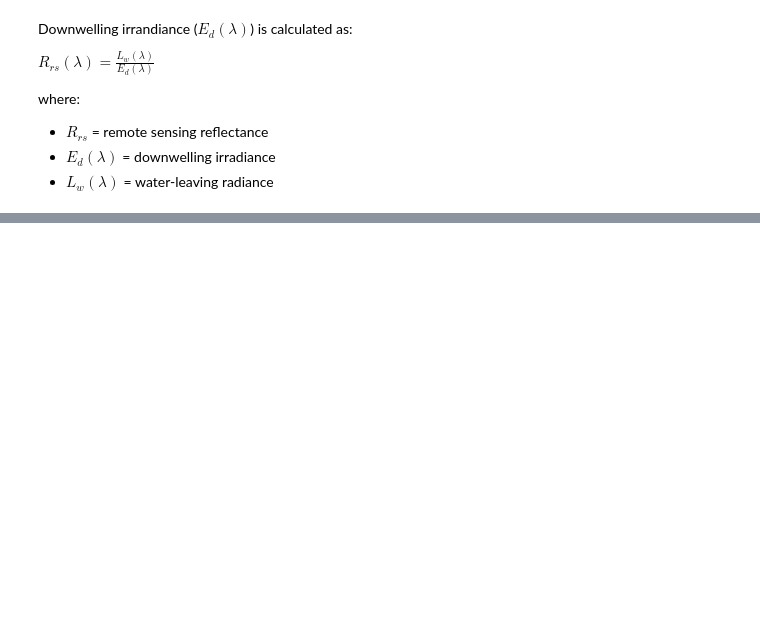
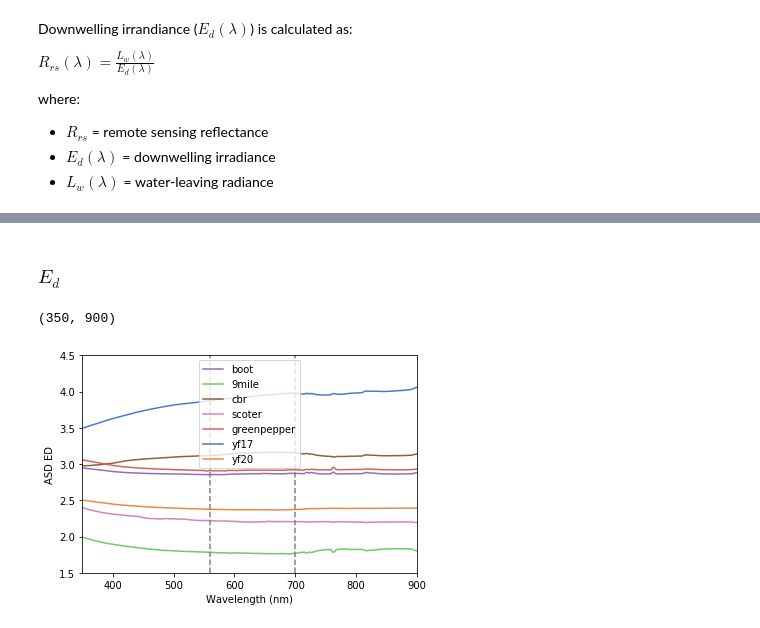
Before and after one commit to catherinekuhn/FreshwatersOpticsToolkit, a Jupyter notebook: ASD/ABOVE ASD Corrections.ipynb, the cells around one changed output, grey strips where cells are left out. Cells and saved outputs as stored; diff of their text form; code cells hidden in the pictures; blank space fills up the shorter version.

```diff
--- a/ASD/ABOVE ASD Corrections.ipynb
+++ b/ASD/ABOVE ASD Corrections.ipynb
@@ -227,0 +329,31 @@ def calculateRRS(df):
+# %%
+yf20 = done.loc[done["lake_name"]=='yf20']
+yf17 = done.loc[done["lake_name"]=='yf17']
+cbr = done.loc[done["lake_name"]=='cbr']
+mile = done.loc[done["lake_name"]=='9mile']
+green = done.loc[done["lake_name"]=='greenpepper']
+scoter = done.loc[done["lake_name"]=='scoter']
+boot = done.loc[done["lake_name"]=='boot']
+# %% [markdown]
+### ${E_d}$
+# %%
+x = np.array(wavelengths)
+sns.lineplot(x, y = 'ed', data = boot, markers = True,  label = 'boot',color= '#956cb4', legend = False)
+sns.lineplot(x, y = 'ed', data = mile, markers = True, label = '9mile', color='#6acc64', legend = False)
+sns.lineplot(x, y = 'ed', data = cbr, markers = True, label = 'cbr', color='#8c613c' , legend = False)
+sns.lineplot(x, y = 'ed', data = scoter, markers = True, label = 'scoter',color='#dc7ec0', legend = False)
+sns.lineplot(x, y = 'ed', data = green, markers = True,  label = 'greenpepper', color='#d65f5f', legend = False)
+sns.lineplot(x, y = 'ed', data = yf17, markers = True, label = 'yf17', color='#4878d0', legend = False)
+sns.lineplot(x, y = 'ed', data = yf20, markers = True, label = 'yf20', color='#ee854a', legend = False)
+
+plt.xlabel('Wavelength (nm)')
+plt.ylabel('ASD ED')
+plt.axvline(x=560, color= 'grey', linestyle = '--')
+plt.axvline(x=700, color= 'grey', linestyle = '--')
+#plt.savefig('ASD_all_lakes_ed.png', dpi= 300)
+plt.legend()
+plt.ylim(1.5,4.5)
+plt.xlim(350, 900)
+# %% [output]
+(350, 900)
+[figure, added]
```
Also changed, not shown: parts of 38 cells of this notebook.
